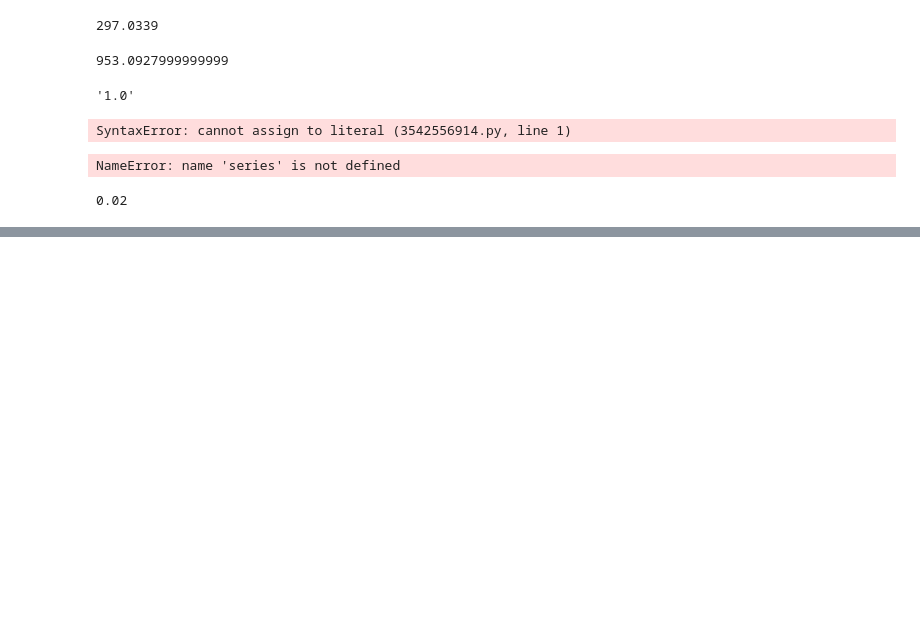
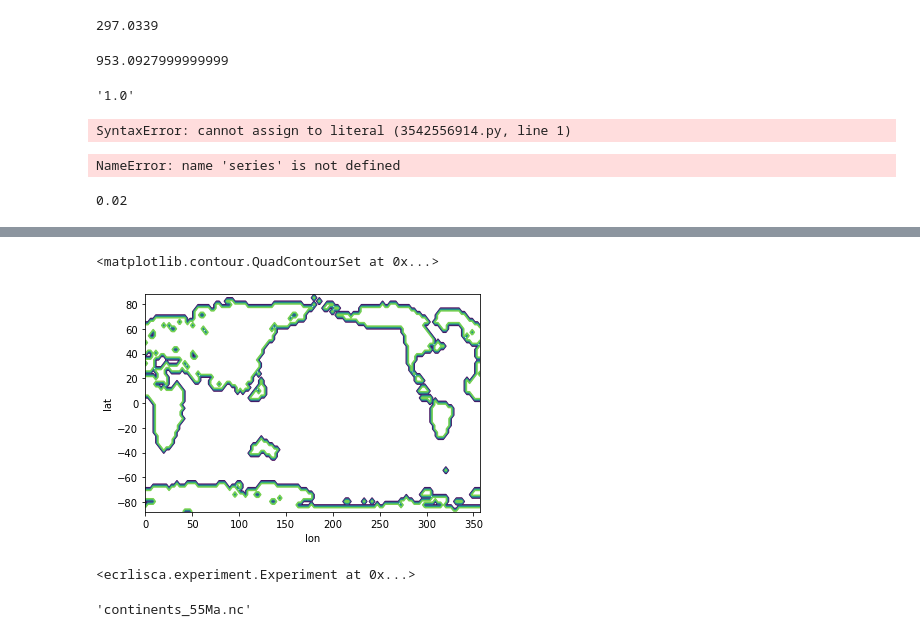
Before and after one commit to bnb32/isca_aws, a Jupyter notebook: ecrlisca/postprocessing/plotting.ipynb, the cells around one changed output, grey strips where cells are left out. Drawn from its saved outputs; the diff is of its cells as text; code cells hidden in the pictures; blank space fills up the shorter version.

```diff
--- a/ecrlisca/postprocessing/plotting.ipynb
+++ b/ecrlisca/postprocessing/plotting.ipynb
@@ -607,0 +260,13 @@ plt.plot(tmp)
+# %%
+tmp['land_mask'].plot.contour()
+# %% [output]
+<matplotlib.contour.QuadContourSet at 0x...>
+[figure, added]
+# %%
+exp
+# %% [output]
+<ecrlisca.experiment.Experiment at 0x...>
+# %%
+exp.land_file
+# %% [output]
+'continents_55Ma.nc'
```
Also changed, not shown: parts of 20 cells of this notebook, 3 other files.
